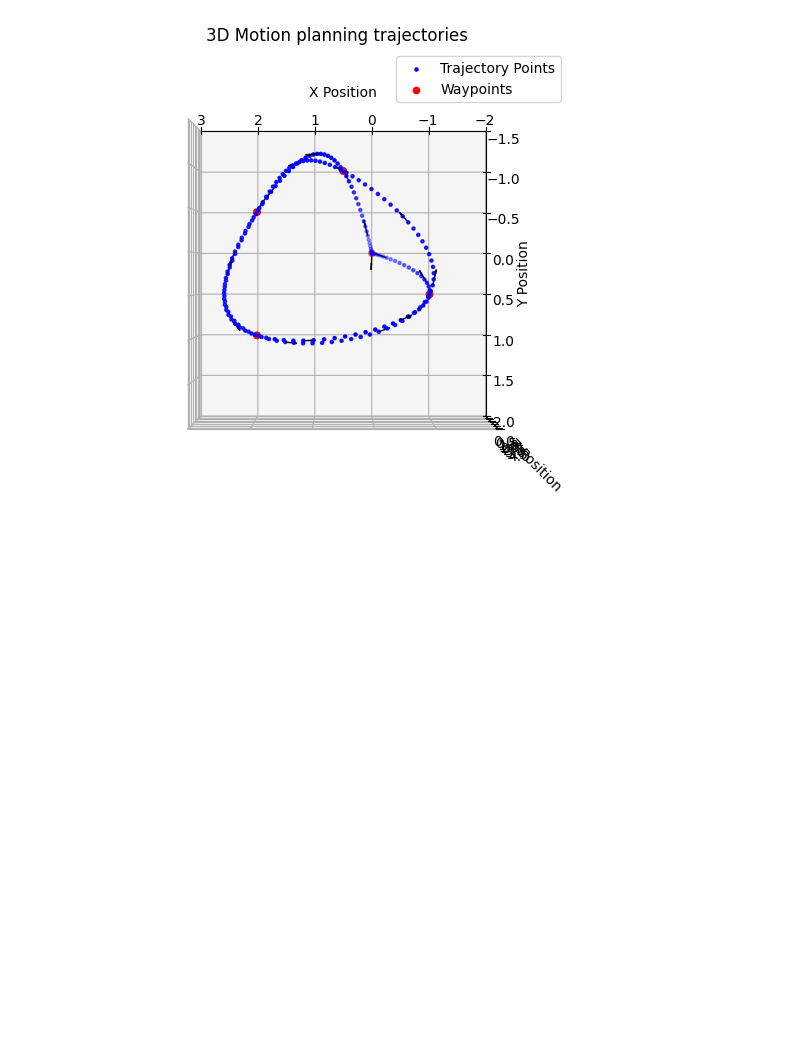
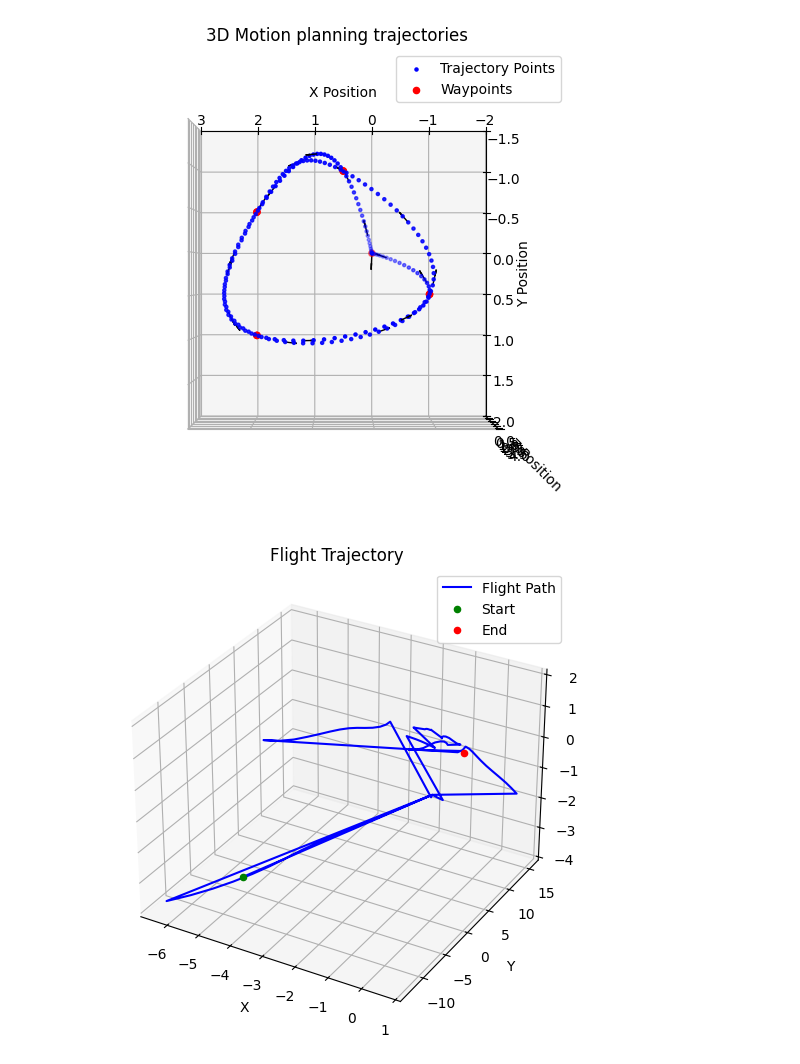
Before and after one commit to MATH-286-Pro/EPFL-MICRO-502-Aerial-Robotics, a Jupyter notebook: Project_2/Planing/test.ipynb, the cells around one changed output. Saved outputs shown, nothing was run; the diff lists cells and outputs as text; code cells hidden in the pictures; blank space fills up the shorter version.

```diff
--- a/Project_2/Planing/test.ipynb
+++ b/Project_2/Planing/test.ipynb
@@ -51,3 +51,9 @@ test_planner.plot_discrete(None, test_planner.waypoints, test_planner.trajectory
 [figure]
 [figure]
 [figure]
+# %%
+import PLOT
+
+PLOT.plot_flight_log(csv_path= "../../flight_log.csv")
+# %% [output]
+[figure, added]
```
Also changed, not shown: parts of 1 cell of this notebook, 6 other files.
